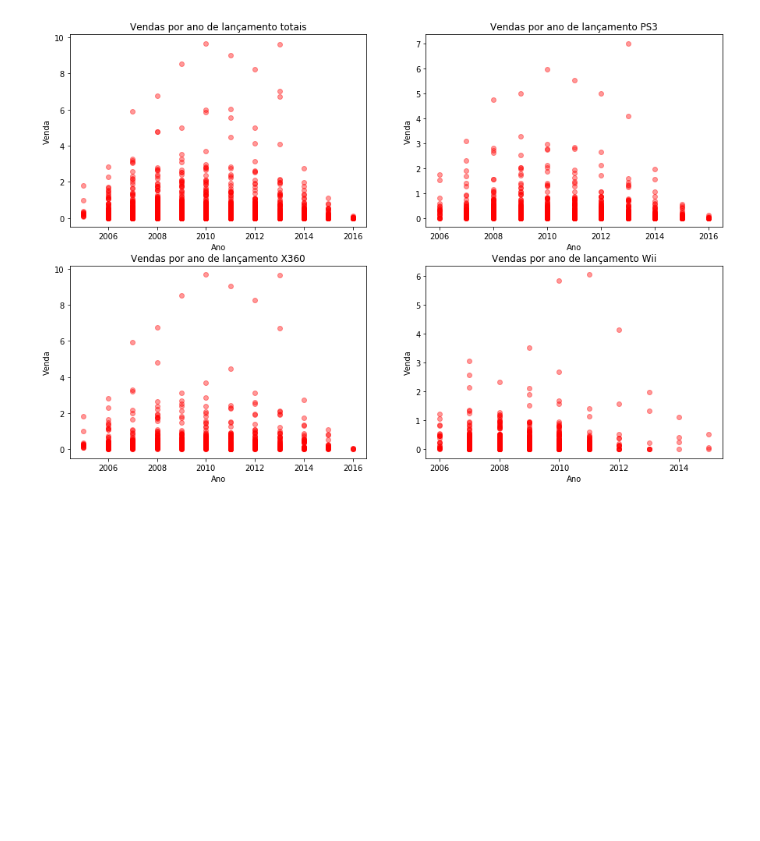
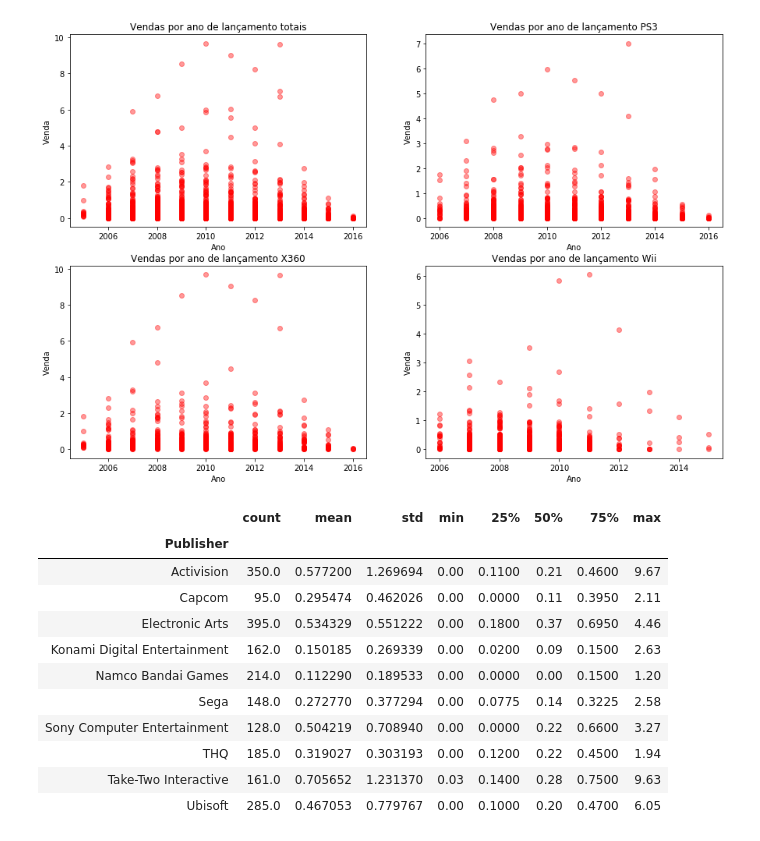
Before and after one commit to leonardoffe/Projeto-2-CDados, a Jupyter notebook: Projeto 2.ipynb, the cells around one changed output. Cells and saved outputs as stored; diff of their text form; code cells hidden in the pictures; blank space fills up the shorter version.

Commit message:
groupby Publisher com vendas

```diff
--- a/Projeto 2.ipynb
+++ b/Projeto 2.ipynb
@@ -198,3 +198,18 @@ plt.ylabel('Venda');
 plt.xlabel('Ano');
 # %% [output]
 [figure]
+# %%
+game.groupby(by = "Publisher")["NA_Sales"].describe()
+# %% [output]
+|  | count | mean | std | min | 25% | 50% | 75% | max |
+| Publisher |  |  |  |  |  |  |  |  |
+| Activision | 350.0 | 0.577200 | 1.269694 | 0.00 | 0.1100 | 0.21 | 0.4600 | 9.67 |
+| Capcom | 95.0 | 0.295474 | 0.462026 | 0.00 | 0.0000 | 0.11 | 0.3950 | 2.11 |
+| Electronic Arts | 395.0 | 0.534329 | 0.551222 | 0.00 | 0.1800 | 0.37 | 0.6950 | 4.46 |
+| Konami Digital Entertainment | 162.0 | 0.150185 | 0.269339 | 0.00 | 0.0200 | 0.09 | 0.1500 | 2.63 |
+| Namco Bandai Games | 214.0 | 0.112290 | 0.189533 | 0.00 | 0.0000 | 0.00 | 0.1500 | 1.20 |
+| Sega | 148.0 | 0.272770 | 0.377294 | 0.00 | 0.0775 | 0.14 | 0.3225 | 2.58 |
+| Sony Computer Entertainment | 128.0 | 0.504219 | 0.708940 | 0.00 | 0.0000 | 0.22 | 0.6600 | 3.27 |
+| THQ | 185.0 | 0.319027 | 0.303193 | 0.00 | 0.1200 | 0.22 | 0.4500 | 1.94 |
+| Take-Two Interactive | 161.0 | 0.705652 | 1.231370 | 0.03 | 0.1400 | 0.28 | 0.7500 | 9.63 |
+| Ubisoft | 285.0 | 0.467053 | 0.779767 | 0.00 | 0.1000 | 0.20 | 0.4700 | 6.05 |
```
